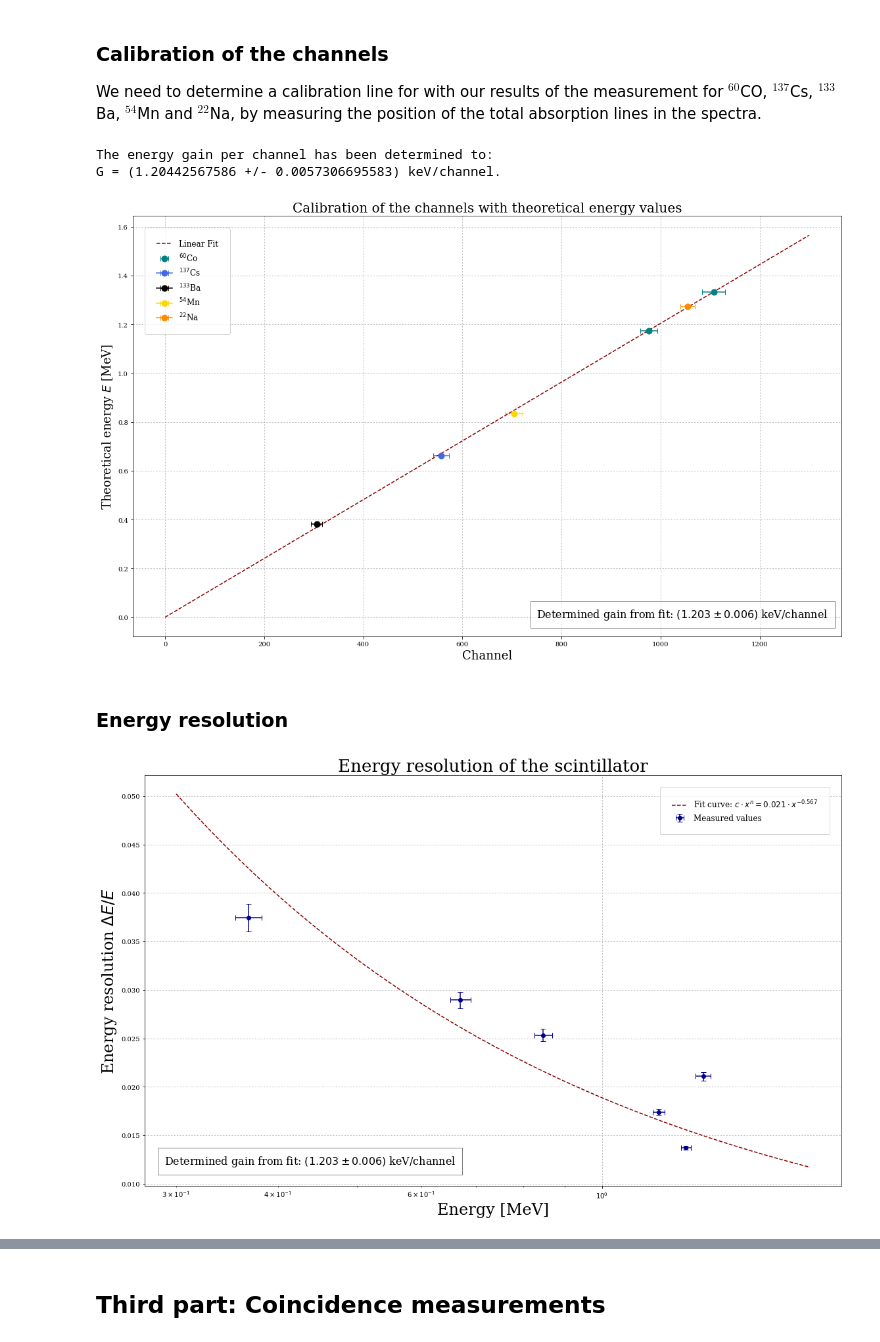
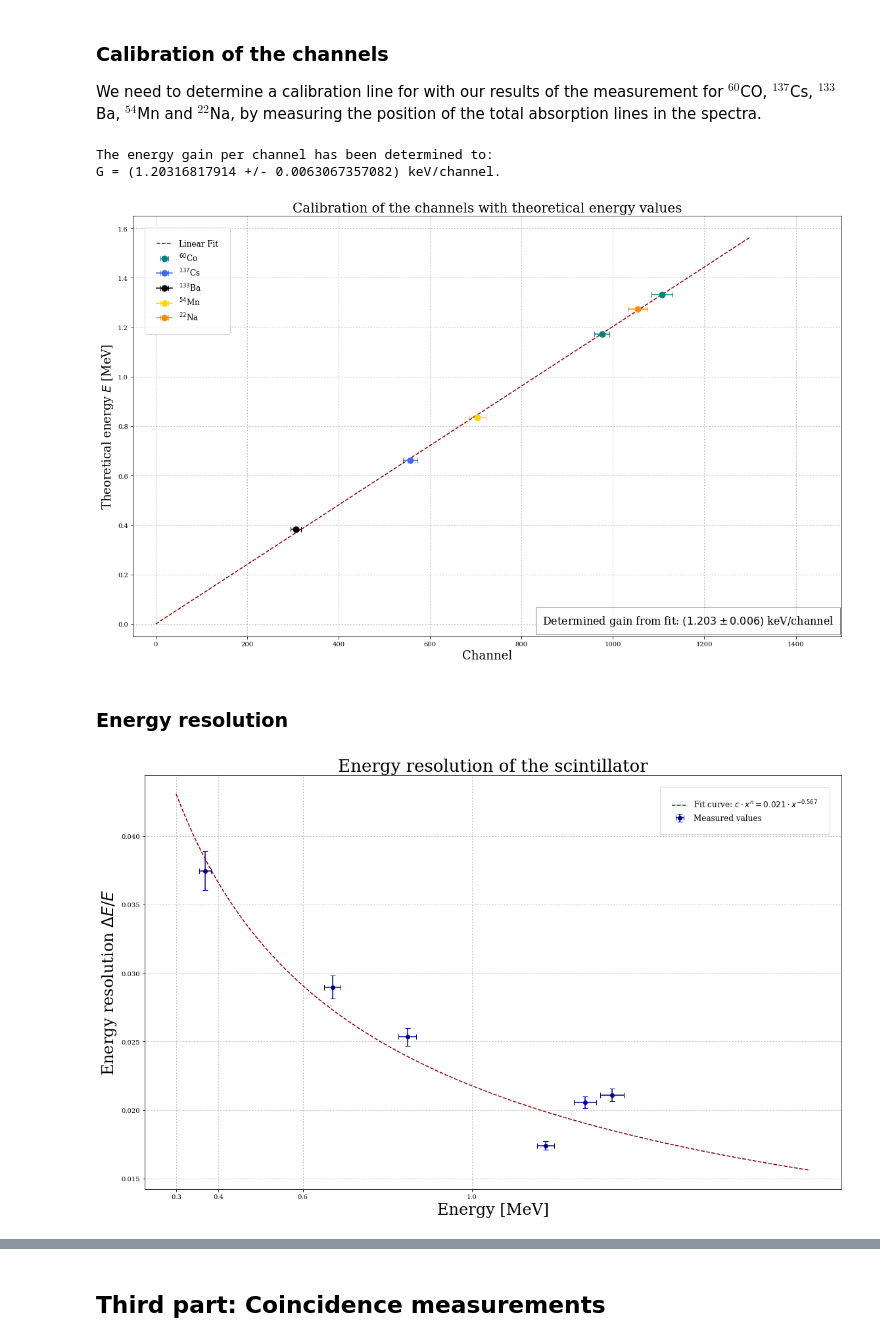
Before and after one commit to mathieukaltschmidt/FP-physics-lab-course, a Jupyter notebook: F82 Coincidence Spektrometer/Python/F82.ipynb, the cells around one changed output, grey strips where cells are left out. Cells and saved outputs as stored; diff of their text form; code cells hidden in the pictures.

```diff
--- a/F82 Coincidence Spektrometer/Python/F82.ipynb
+++ b/F82 Coincidence Spektrometer/Python/F82.ipynb
@@ -186,7 +244,7 @@ fwhm_Na = np.array([51]) * conv
 
 #Gamma peak
 gamma_Na = 0.527
-fwhm_Na = 0.041
+gamma_Na_err = 0.041
 
 #X-ray of lead
 peakNa_Pb = 0.086
@@ -195,3 +253,5 @@ fwhmNa_Pb = 0.015
 #Compton edge
 compton_Na = [0.196, 0.333, 1.02]
 compton_Na_err = [0.048, 0.012, 0.02]
+
+print(peaks_Na, '+-', fwhm_Na)
@@ -224,10 +309,10 @@ plt.savefig('Plots/Na22.pdf')
 We need to determine a calibration line for with our results of the measurement for  $^{60}$CO, $^{137}$Cs, $^{133}$Ba, $^{54}$Mn and $^{22}$Na, by measuring the position of the total absorption lines in the spectra.
 # %%
 #Looking for the peaks in our measured spectra. Order: Co, Co, Cs, Mn, Na
-channels2 = np.array([peaks_Co[0], peaks_Co[1], peaks_Cs, peaks_Ba, peaks_Mn, peaks_Na]) / conv
+channels2 = np.array([peaks_Co[0], peaks_Co[1], peaks_Cs[0], peaks_Ba[0], peaks_Mn[0], peaks_Na[0]])
 
 #Standard deviation from FWHM
-channels2_err = np.array([fwhm_Co[0], fwhm_Co[1], fwhm_Cs, fwhm_Ba, fwhm_Mn, fwhm_Na]/(2*np.sqrt(2*np.log(2)))) / conv
+channels2_err = np.array([fwhm_Co[0], fwhm_Co[1], fwhm_Cs[0], fwhm_Ba[0], fwhm_Mn[0], fwhm_Na[0]]/(2 * np.sqrt(2 * np.log(2))))
 
 #Theoretical values from script
 energies_theo = np.array([1.17323, 1.33248, 0.6616, 0.382 , 0.8353, 1.2746]) #MeV
@@ -236,30 +321,31 @@ energies_theo = np.array([1.17323, 1.33248, 0.6616, 0.382 , 0.8353, 1.2746]) #Me
 def linear(x,a):
     return a*x
 
-popt, pcov = curve_fit(linear, channels2, energies_theo, sigma = channels2_err)
+popt, pcov = curve_fit(linear, channels2/conv, energies_theo, sigma = channels2_err/conv)
 fitrange = np.linspace(0,1300,2)
 
 print('The energy gain per channel has been determined to:')
 print('G = (' + str(popt[0]*1e3) + ' +/- ' + str(np.sqrt(pcov[0,0])*1e3) + ') keV/channel.')
 # %% [output]
 The energy gain per channel has been determined to:
-G = (1.20442567586 +/- 0.0057306695583) keV/channel.
+G = (1.20316817914 +/- 0.0063067357082) keV/channel.
 # %%
 #Plotting the result
-plt.errorbar(channels2[:2],energies_theo[:2], xerr = channels2_err[:2], color = 'teal',label = r'$^{60}$Co', marker = 'o', ls = ' ', ms = 9)
-plt.errorbar(channels2[2],energies_theo[2], xerr = channels2_err[2],color = 'royalblue',label = r'$^{137}$Cs', marker = 'o', ms = 9)
-plt.errorbar(channels2[3],energies_theo[3], xerr = channels2_err[3],color = 'black',label = r'$^{133}$Ba', marker = 'o', ms = 9)
-plt.errorbar(channels2[4],energies_theo[4], xerr = channels2_err[4],color = 'gold',label = r'$^{54}$Mn', marker = 'o', ms = 9)
-plt.errorbar(channels2[5],energies_theo[5], xerr = channels2_err[5],color = 'darkorange',label = r'$^{22}$Na', marker = 'o', ms = 9)
-plt.plot(fitrange, linear(fitrange, *popt), color = 'darkred', ls = '--', label = 'Linear Fit')
+plt.errorbar(channels2[:2] / conv, energies_theo[:2], xerr = channels2_err[:2] / conv, color = 'teal',label = r'$^{60}$Co', marker = 'o', ls = ' ', ms = 9)
+plt.errorbar(channels2[2] / conv, energies_theo[2], xerr = channels2_err[2] / conv,color = 'royalblue',label = r'$^{137}$Cs', marker = 'o', ms = 9)
+plt.errorbar(channels2[3] / conv, energies_theo[3], xerr = channels2_err[3] / conv,color = 'black',label = r'$^{133}$Ba', marker = 'o', ms = 9)
+plt.errorbar(channels2[4] / conv, energies_theo[4], xerr = channels2_err[4] / conv,color = 'gold',label = r'$^{54}$Mn', marker = 'o', ms = 9)
+plt.errorbar(channels2[5] / conv, energies_theo[5], xerr = channels2_err[5] / conv,color = 'darkorange',label = r'$^{22}$Na', marker = 'o', ms = 9)
+plt.plot(fitrange , linear(fitrange, *popt), color = 'darkred', ls = '--', label = 'Linear Fit')
 
 plt.title('Calibration of the channels with theoretical energy values', size = 20)
 plt.xlabel('Channel', size = 18)
 plt.ylabel('Theoretical energy $E $ [MeV]', size = 18)
-
+plt.xlim(-50,1500)
+plt.ylim(-0.05,1.65)
 
 plt.legend(frameon=True,fontsize='large', borderpad=1.5, borderaxespad=1.5,loc='best')
-plt.text(750,2e-5, "Determined gain from fit: $ (1.203 \pm 0.006)$ keV/channel",bbox={'facecolor':'white', 'alpha':0.5, 'pad':10},size=16)
+plt.text(845,2e-5, "Determined gain from fit: $ (1.203 \pm 0.006)$ keV/channel",bbox={'facecolor':'white', 'alpha':0.5, 'pad':10},size=16)
 
 plt.grid(ls='dotted')
 
@@ -267,13 +353,13 @@ plt.grid(ls='dotted')
 plt.tight_layout()
 plt.savefig('Plots/calibration.pdf', format='PDF')
 # %% [output]
-[figure, old version]
+[figure, new version]
 # %% [markdown]
 ### Energy resolution
 # %%
 #Conversion from channels to energy and error from fit results
-E = conv * channels2
-dE = conv * channels2_err
+E = channels2
+dE = channels2_err
 
 #Sorting the arrays
 args = np.argsort(E)
@@ -294,23 +380,23 @@ popt2,pcov2 = curve_fit(powerlaw, E, E_res, sigma=E_res_err)
 # %%
 newrange = np.linspace(0.3,1.8,100)
 
 #Plotting the result
 plt.plot(newrange,powerlaw(newrange,*popt2), color = 'darkred', ls = '--', label = 'Fit curve: $c\cdot x^n = 0.021 \cdot x^{-0.567}$')
 plt.errorbar(E, E_res, xerr = dE, yerr = E_res_err, color = 'darkblue', marker = 'o', ls = ' ', label = 'Measured values')
 plt.title('Energy resolution of the scintillator', size = 26)
 plt.xlabel('Energy [MeV]', size = 24)
 plt.xticks([0.3, 0.4, 0.6, 1.0],['0.3', '0.4', '0.6', '1.0'])
 plt.ylabel(r'Energy resolution $\Delta E/E$', size = 24)
-plt.xscale('log')
+#plt.xscale('log')
 plt.grid(ls='dotted')
 
 plt.legend(frameon=True,fontsize='large', borderpad=1.5, borderaxespad=1.5,loc='best')
-plt.text(0.29,0.012, "Determined gain from fit: $ (1.203 \pm 0.006)$ keV/channel",bbox={'facecolor':'white', 'alpha':0.5, 'pad':10},size=16)
+#plt.text(845,2e-5, "Determined gain from fit: $ (1.203 \pm 0.006)$ keV/channel",bbox={'facecolor':'white', 'alpha':0.5, 'pad':10},size=16)
 
 
 
 #Saving the result
 plt.tight_layout()
 plt.savefig('Plots/energy_resolution.pdf', format='PDF')
 # %% [output]
-[figure, old version]
+[figure, new version]
```
Also changed, not shown: parts of 23 cells of this notebook, 24 other files.
